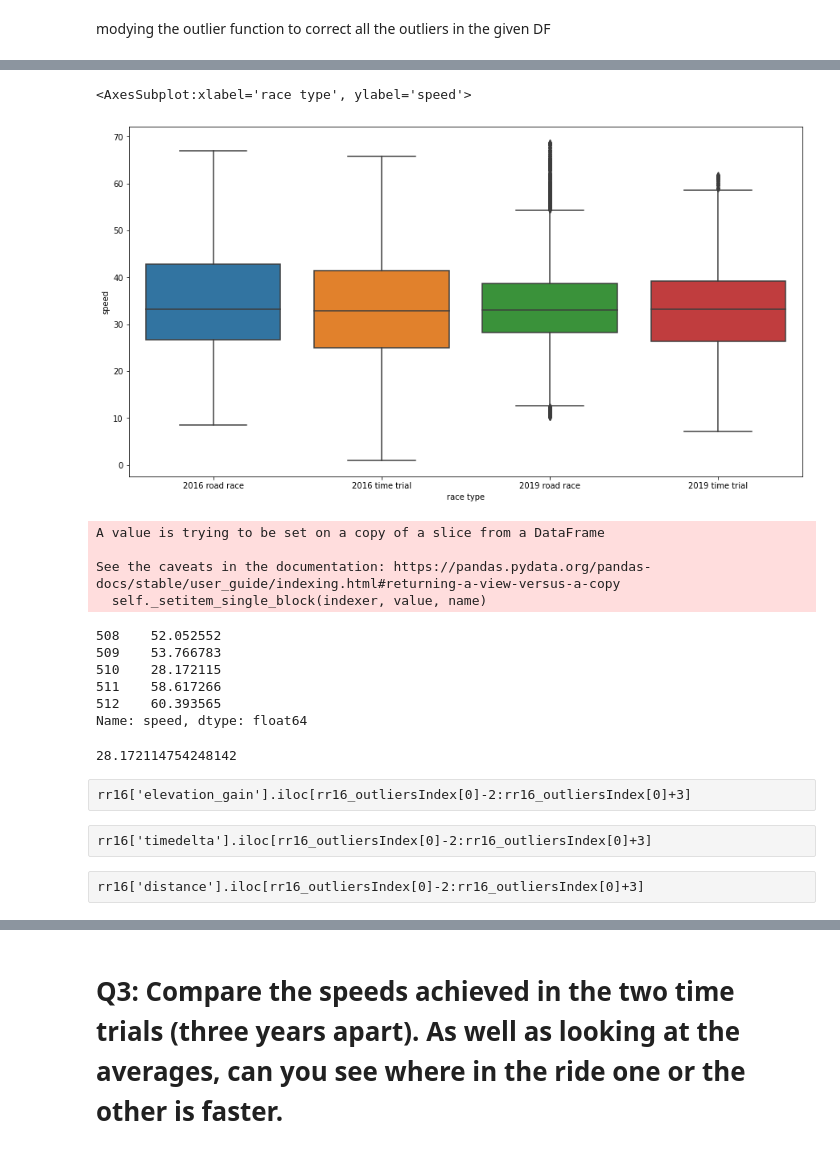
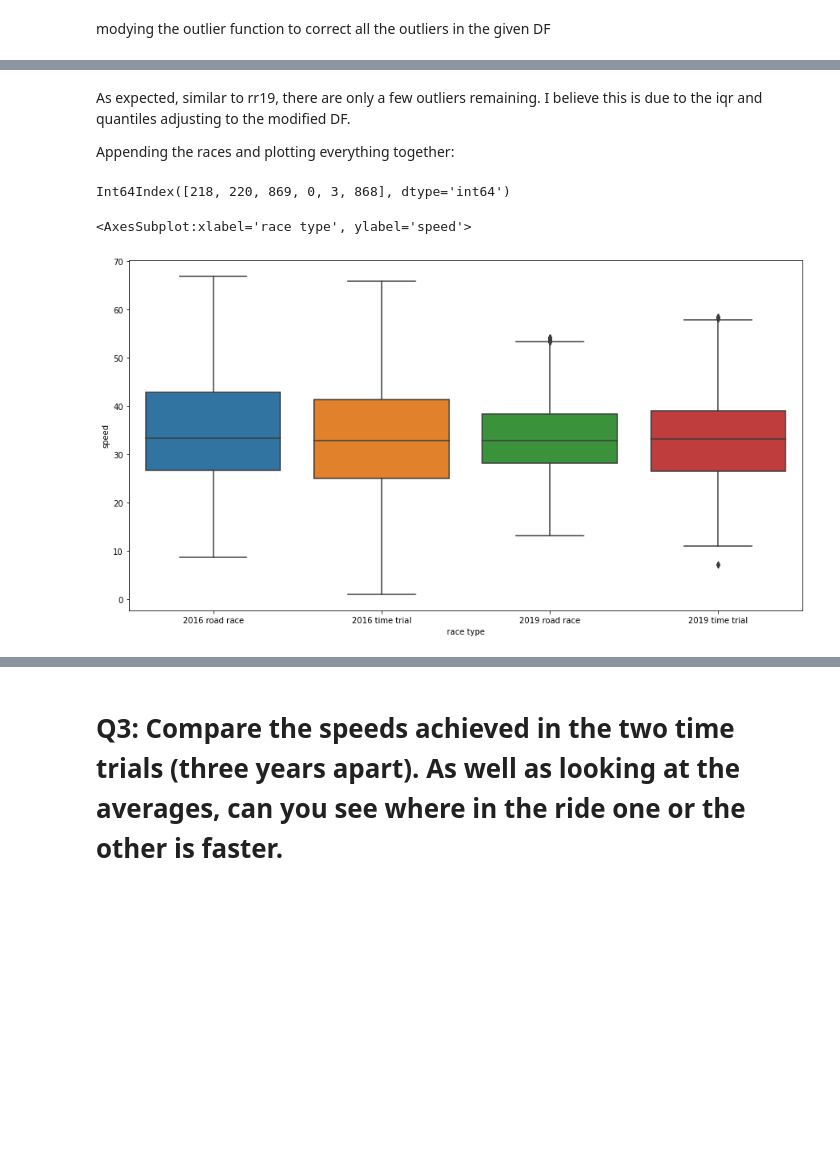
Before and after one commit to MQCOMP2200-S2-2021/Data-Science-Labs, a Jupyter notebook: Portfolio 1.ipynb, the cells around one changed output, grey strips where cells are left out. Drawn from its saved outputs; the diff is of its cells as text; code cells hidden in the pictures; blank space fills up the shorter version.

```diff
--- a/Portfolio 1.ipynb
+++ b/Portfolio 1.ipynb
@@ -932,0 +877,2 @@ See the caveats in the documentation: https://pandas.pydata.org/pandas-docs/stab
+# %%
+tt19 = tt19.drop(tt19.index[tt19_outlierIndex])
@@ -933,49 +886,20 @@ See the caveats in the documentation: https://pandas.pydata.org/pandas-docs/stab
+# %% [markdown]
+As expected, similar to rr19, there are only a few outliers remaining. I believe this is due to the iqr and quantiles adjusting to the modified DF.
+
+Appending the races and plotting everything together:
+# %%
+tt16_outlierIndex = speedOutlierFn(tt16)
+# %% [output]
+Int64Index([218, 220, 869, 0, 3, 868], dtype='int64')
+# %%
+tt16 = tt16.drop(tt16.index[tt16_outlierIndex])
+# %%
+allDf = rr16.append([tt16, rr19, tt19])
+# allDf
 # %%
 plt.figure(figsize=(15,8))
 
-sns.boxplot(x='race type', y='speed', data= allDf_clean)
+sns.boxplot(x='race type', y='speed', data= allDf)
 # %% [output]
 <AxesSubplot:xlabel='race type', ylabel='speed'>
-[figure, old version]
+[figure, new version]
-# %%
-q3= rr19['speed'].describe()['75%']
-q1 =  rr19['speed'].describe()['25%']
-
-iqr =  q3 - q1
-
-upperWhisker = q3 + 1.5*iqr
-lowerWhisker = q1 - 1.5*iqr
-
-rr19_outliersIndex = rr19[rr19['speed'] > upperWhisker].index
-rr19_outliersIndex = rr19_outliersIndex.append(rr19[rr19['speed'] < lowerWhisker].index)
-
-v1 = rr19['speed'].iloc[rr16_outliersIndex[0]-2]
-v2 = rr19['speed'].iloc[rr16_outliersIndex[0]-1]
-v3 = rr19['speed'].iloc[rr16_outliersIndex[0]+2]
-v4 = rr19['speed'].iloc[rr16_outliersIndex[0]+3]
-avg = (v1+v2+v3+v4)/4
-
-rr19['speed'].iloc[rr19_outliersIndex[0]] = avg
-
-rr19['speed'].iloc[rr19_outliersIndex[0]-2:rr19_outliersIndex[0]+3]
-# %% [output]
-A value is trying to be set on a copy of a slice from a DataFrame
-
-See the caveats in the documentation: https://pandas.pydata.org/pandas-docs/stable/user_guide/indexing.html#returning-a-view-versus-a-copy
-  self._setitem_single_block(indexer, value, name)
-508    52.052552
-509    53.766783
-510    28.172115
-511    58.617266
-512    60.393565
-Name: speed, dtype: float64
-# %%
-rr19_clean['speed'].iloc[510]
-# %% [output]
-28.172114754248142
-# %% [raw]
-rr16['elevation_gain'].iloc[rr16_outliersIndex[0]-2:rr16_outliersIndex[0]+3]
-# %% [raw]
-rr16['timedelta'].iloc[rr16_outliersIndex[0]-2:rr16_outliersIndex[0]+3]
-# %% [raw]
-rr16['distance'].iloc[rr16_outliersIndex[0]-2:rr16_outliersIndex[0]+3]
```
Also changed, not shown: parts of 38 cells of this notebook.
